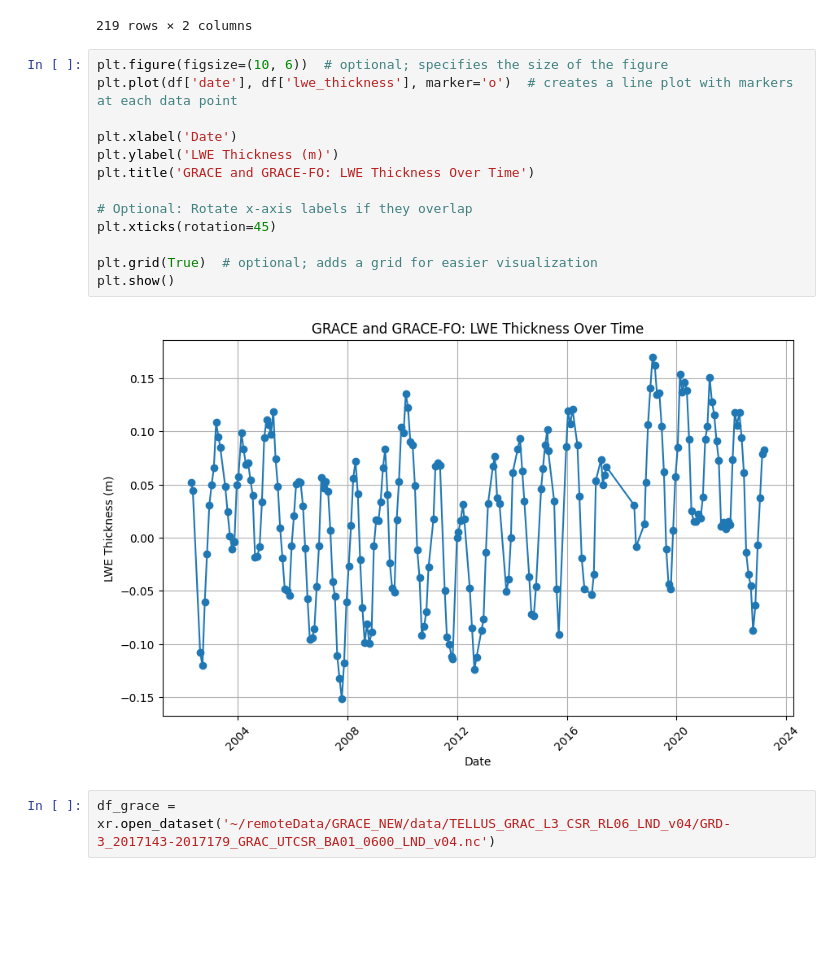
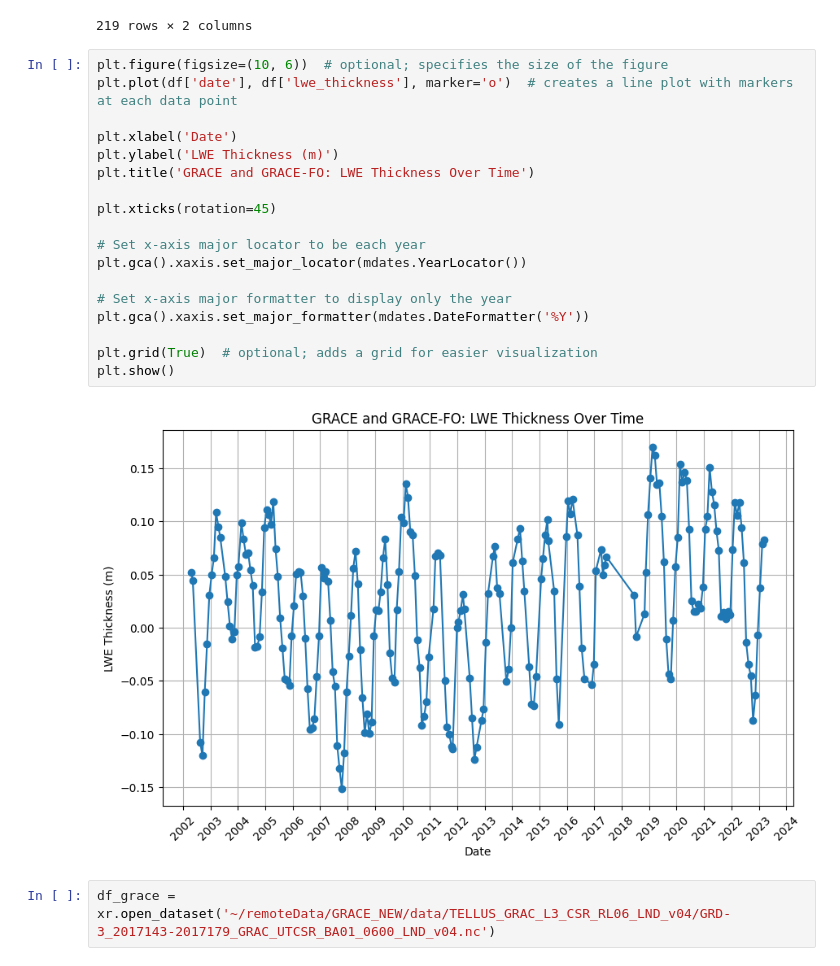
Before and after one commit to uwescience/DSSG2023-Groundwater, a Jupyter notebook: Snippets/yuanninghuang/test.ipynb, the cells around one changed output. Drawn from its saved outputs; the diff is of its cells as text; blank space fills up the shorter version.

Commit message:
grace & grace-fo plot

```diff
--- a/Snippets/yuanninghuang/test.ipynb
+++ b/Snippets/yuanninghuang/test.ipynb
@@ -59,18 +59,23 @@ df
 # %%
 plt.figure(figsize=(10, 6))  # optional; specifies the size of the figure
 plt.plot(df['date'], df['lwe_thickness'], marker='o')  # creates a line plot with markers at each data point
 
 plt.xlabel('Date')
 plt.ylabel('LWE Thickness (m)')
 plt.title('GRACE and GRACE-FO: LWE Thickness Over Time')
 
-# Optional: Rotate x-axis labels if they overlap
 plt.xticks(rotation=45)
+
+# Set x-axis major locator to be each year
+plt.gca().xaxis.set_major_locator(mdates.YearLocator())
+
+# Set x-axis major formatter to display only the year
+plt.gca().xaxis.set_major_formatter(mdates.DateFormatter('%Y'))
 
 plt.grid(True)  # optional; adds a grid for easier visualization
 plt.show()
 # %% [output]
-[figure, old version]
+[figure, new version]
 # %%
 df_grace = xr.open_dataset('~/remoteData/GRACE_NEW/data/TELLUS_GRAC_L3_CSR_RL06_LND_v04/GRD-3_2017143-2017179_GRAC_UTCSR_BA01_0600_LND_v04.nc')
 # %%
```
Also changed, not shown: parts of 4 cells of this notebook.
